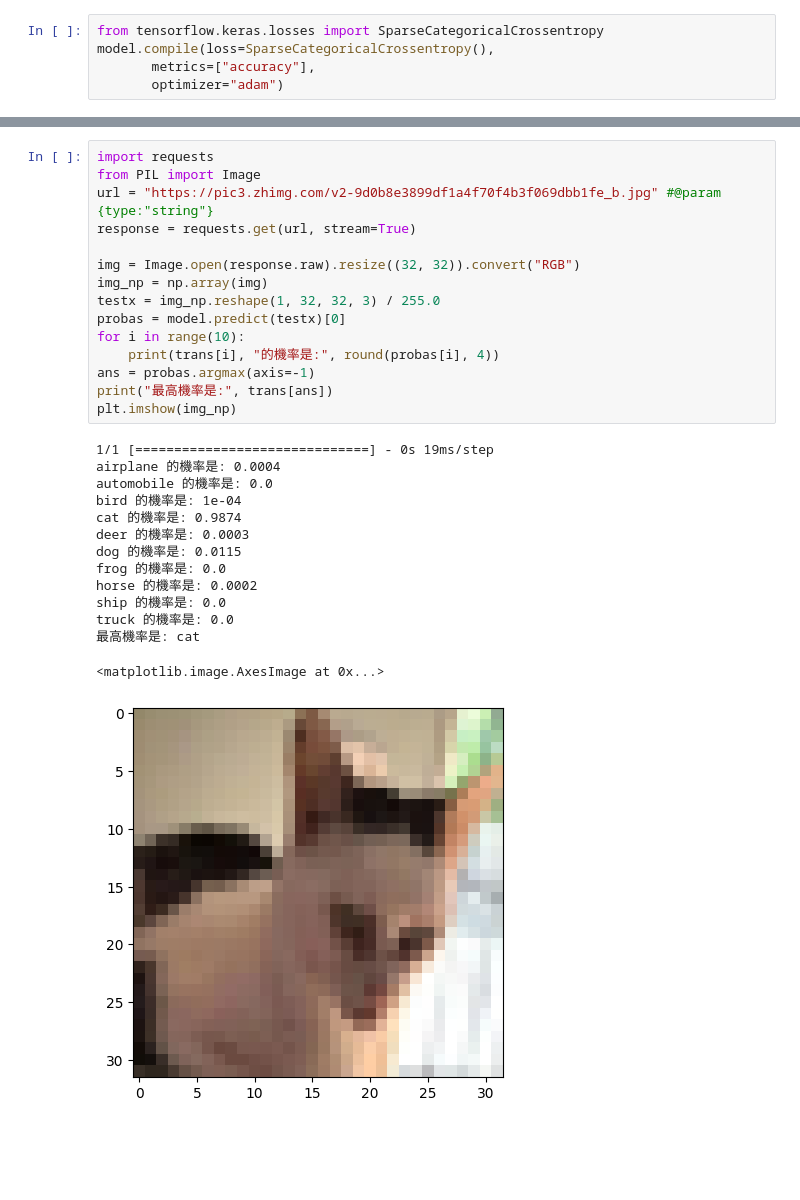
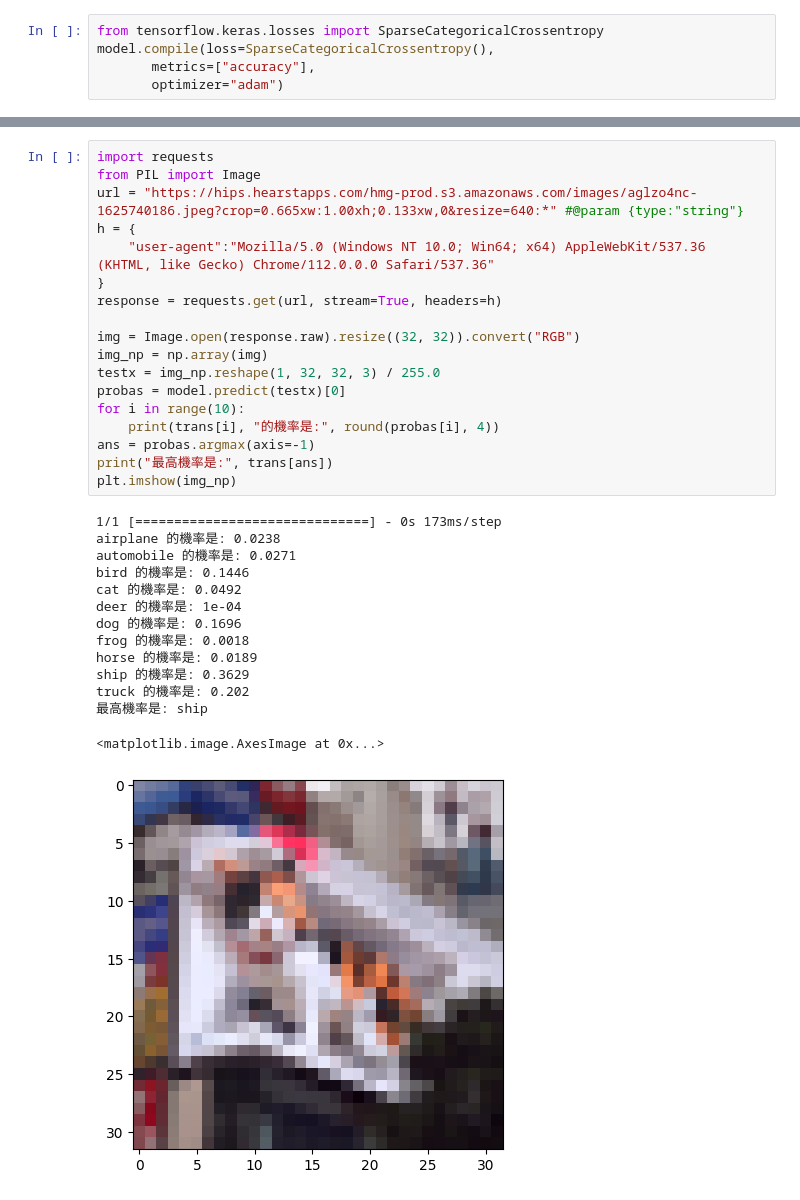
Before and after one commit to allenwang0713/tebaml0315, a Jupyter notebook: cnn.ipynb, the cells around one changed output, grey strips where cells are left out. Saved outputs shown, nothing was run; the diff lists cells and outputs as text; blank space fills up the shorter version.

```diff
--- a/cnn.ipynb
+++ b/cnn.ipynb
@@ -170,30 +173,33 @@ for i in range(len(idx)):
 # %%
 import requests
 from PIL import Image
-url = "https://pic3.zhimg.com/v2-9d0b8e3899df1a4f70f4b3f069dbb1fe_b.jpg" #@param {type:"string"}
-response = requests.get(url, stream=True)
+url = "https://hips.hearstapps.com/hmg-prod.s3.amazonaws.com/images/aglzo4nc-1625740186.jpeg?crop=0.665xw:1.00xh;0.133xw,0&resize=640:*" #@param {type:"string"}
+h = {
+    "user-agent":"Mozilla/5.0 (Windows NT 10.0; Win64; x64) AppleWebKit/537.36 (KHTML, like Gecko) Chrome/112.0.0.0 Safari/537.36"
+}
+response = requests.get(url, stream=True, headers=h)
 
 img = Image.open(response.raw).resize((32, 32)).convert("RGB")
 img_np = np.array(img)
 testx = img_np.reshape(1, 32, 32, 3) / 255.0
 probas = model.predict(testx)[0]
 for i in range(10):
     print(trans[i], "的機率是:", round(probas[i], 4))
 ans = probas.argmax(axis=-1)
 print("最高機率是:", trans[ans])
 plt.imshow(img_np)
 # %% [output]
-1/1 [==============================] - 0s 19ms/step
-airplane 的機率是: 0.0004
-automobile 的機率是: 0.0
-bird 的機率是: 1e-04
-cat 的機率是: 0.9874
-deer 的機率是: 0.0003
-dog 的機率是: 0.0115
-frog 的機率是: 0.0
-horse 的機率是: 0.0002
-ship 的機率是: 0.0
-truck 的機率是: 0.0
-最高機率是: cat
+1/1 [==============================] - 0s 173ms/step
+airplane 的機率是: 0.0238
+automobile 的機率是: 0.0271
+bird 的機率是: 0.1446
+cat 的機率是: 0.0492
+deer 的機率是: 1e-04
+dog 的機率是: 0.1696
+frog 的機率是: 0.0018
+horse 的機率是: 0.0189
+ship 的機率是: 0.3629
+truck 的機率是: 0.202
+最高機率是: ship
 <matplotlib.image.AxesImage at 0x...>
-[figure, old version]
+[figure, new version]
```
Also changed, not shown: parts of 7 cells of this notebook.
